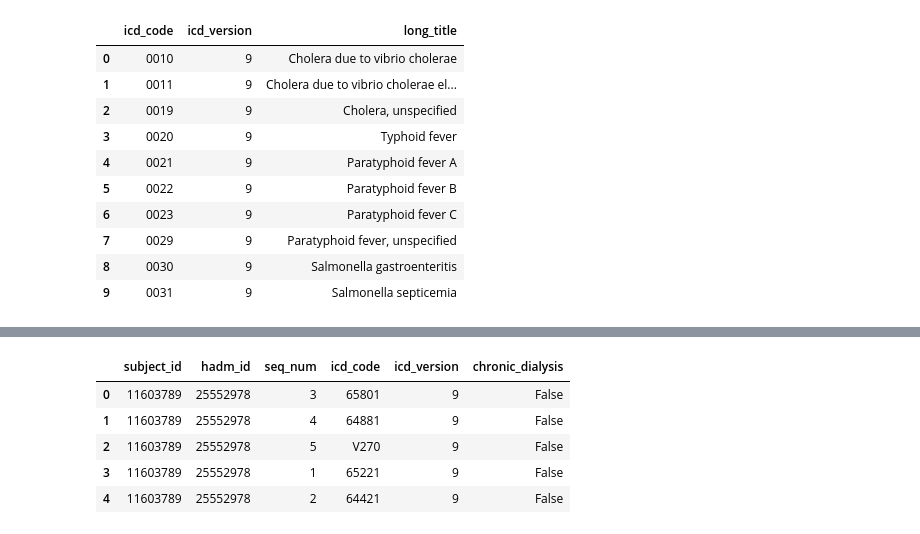
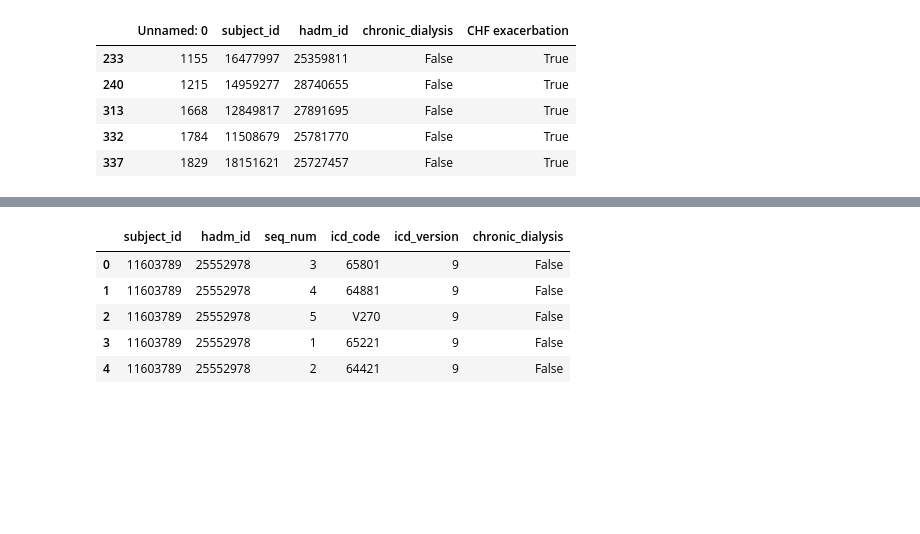
Before and after one commit to RayRuizhiLiao/ml4h_chf_readmissions, a Jupyter notebook: phase1_teamA/extract_icd_jeremy.ipynb, the cells around one changed output, grey strips where cells are left out. Saved outputs shown, nothing was run; the diff lists cells and outputs as text; code cells hidden in the pictures; blank space fills up the shorter version.

```diff
--- a/phase1_teamA/extract_icd_jeremy.ipynb
+++ b/phase1_teamA/extract_icd_jeremy.ipynb
@@ -21,16 +22,10 @@ diagnoses_icd[:10]
-# %%
-# Import and explore datasets
-d_icd_diagnoses = pd.read_csv(f'{mimiciv_dir}hosp/d_icd_diagnoses.csv', low_memory=False)
-d_icd_diagnoses[:10]
-# %% [output]
-|  | icd_code | icd_version | long_title |
-| 0 | 0010 | 9 | Cholera due to vibrio cholerae |
-| 1 | 0011 | 9 | Cholera due to vibrio cholerae el... |
-| 2 | 0019 | 9 | Cholera, unspecified |
-| 3 | 0020 | 9 | Typhoid fever |
-| 4 | 0021 | 9 | Paratyphoid fever A |
-| 5 | 0022 | 9 | Paratyphoid fever B |
-| 6 | 0023 | 9 | Paratyphoid fever C |
-| 7 | 0029 | 9 | Paratyphoid fever, unspecified |
-| 8 | 0030 | 9 | Salmonella gastroenteritis |
-| 9 | 0031 | 9 | Salmonella septicemia |
+# %%
+chf_diags = diagnoses_icd[diagnoses_icd["CHF exacerbation"]]
+chf_diags.head()
+# %% [output]
+|  | Unnamed: 0 | subject_id | hadm_id | chronic_dialysis | CHF exacerbation |
+| 233 | 1155 | 16477997 | 25359811 | False | True |
+| 240 | 1215 | 14959277 | 28740655 | False | True |
+| 313 | 1668 | 12849817 | 27891695 | False | True |
+| 332 | 1784 | 11508679 | 25781770 | False | True |
+| 337 | 1829 | 18151621 | 25727457 | False | True |
```
Also changed, not shown: parts of 4 cells of this notebook, 3 other files.
